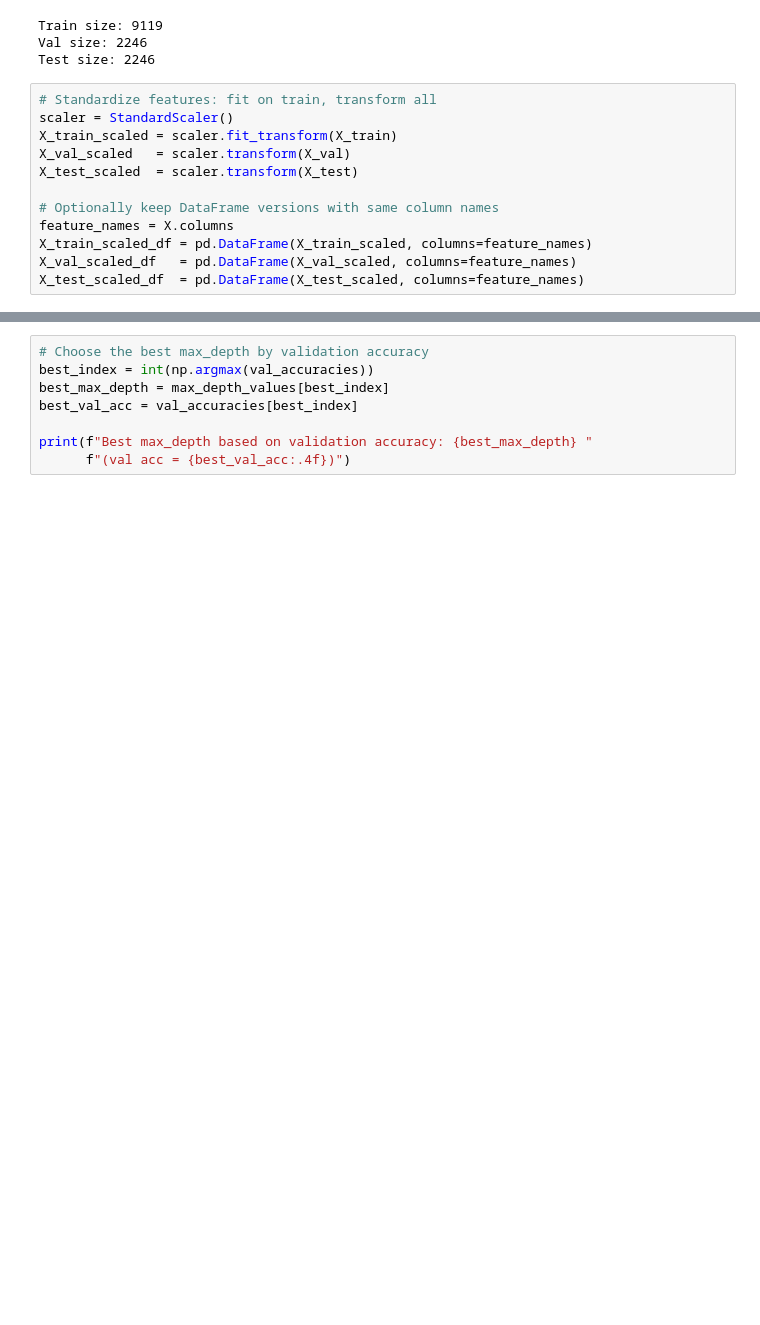
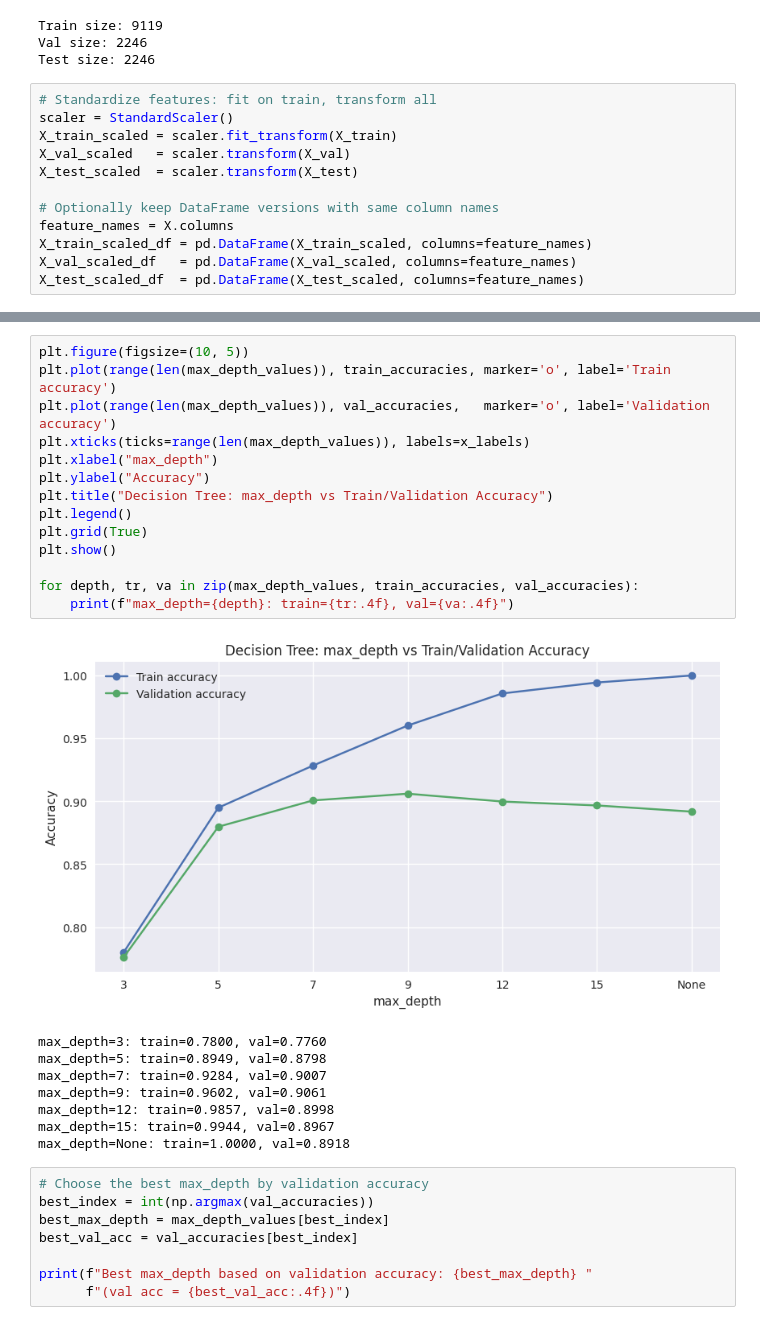
Before and after one commit to fadimardelli/dry-bean-classification, a Jupyter notebook: notebooks/05_model3_DecisionTree.ipynb, the cells around one changed output, grey strips where cells are left out. Cells and saved outputs as stored; diff of their text form; blank space fills up the shorter version.

```diff
--- a/notebooks/05_model3_DecisionTree.ipynb
+++ b/notebooks/05_model3_DecisionTree.ipynb
@@ -185,3 +202,26 @@ max_depth=None: train=1.0000, val=0.8918
+# %%
+plt.figure(figsize=(10, 5))
+plt.plot(range(len(max_depth_values)), train_accuracies, marker='o', label='Train accuracy')
+plt.plot(range(len(max_depth_values)), val_accuracies,   marker='o', label='Validation accuracy')
+plt.xticks(ticks=range(len(max_depth_values)), labels=x_labels)
+plt.xlabel("max_depth")
+plt.ylabel("Accuracy")
+plt.title("Decision Tree: max_depth vs Train/Validation Accuracy")
+plt.legend()
+plt.grid(True)
+plt.show()
+
+for depth, tr, va in zip(max_depth_values, train_accuracies, val_accuracies):
+    print(f"max_depth={depth}: train={tr:.4f}, val={va:.4f}")
+# %% [output]
+[figure, added]
+max_depth=3: train=0.7800, val=0.7760
+max_depth=5: train=0.8949, val=0.8798
+max_depth=7: train=0.9284, val=0.9007
+max_depth=9: train=0.9602, val=0.9061
+max_depth=12: train=0.9857, val=0.8998
+max_depth=15: train=0.9944, val=0.8967
+max_depth=None: train=1.0000, val=0.8918
 # %%
 # Choose the best max_depth by validation accuracy
 best_index = int(np.argmax(val_accuracies))
```
Also changed, not shown: parts of 11 cells of this notebook, 11 other files.
